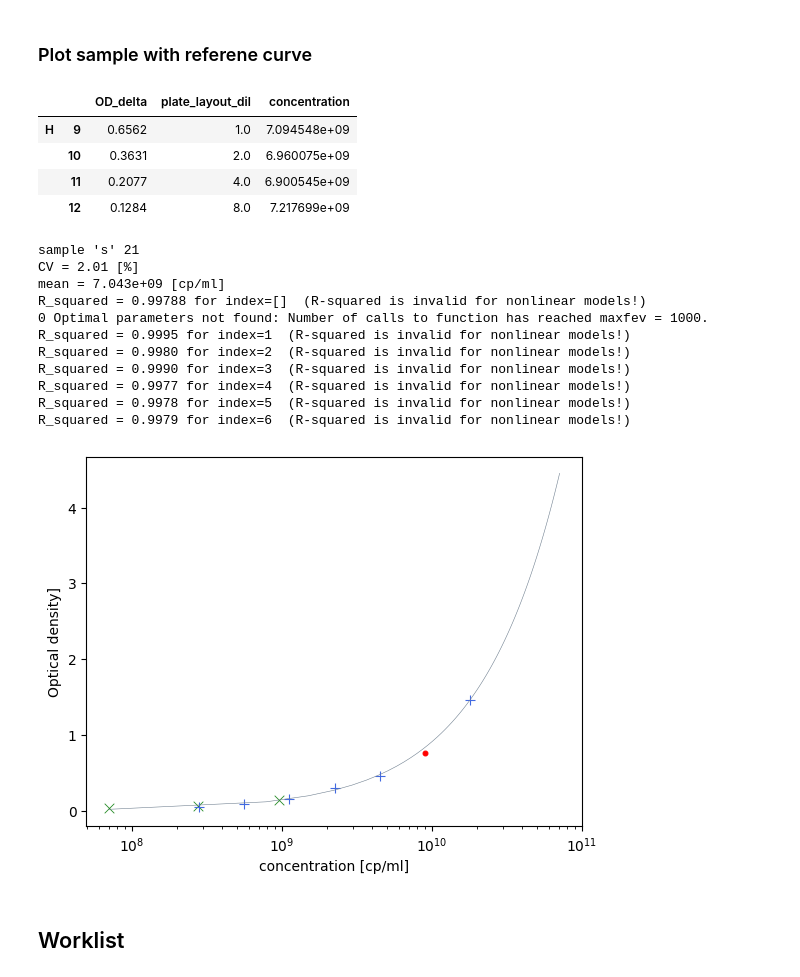
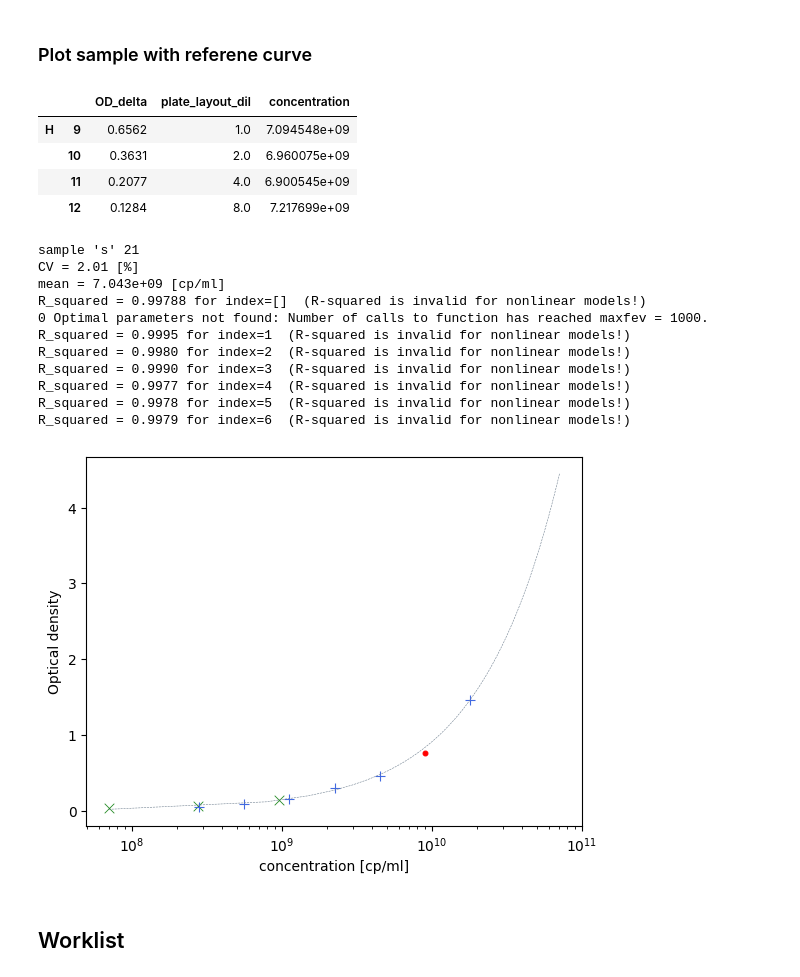
Before and after one commit to igicerovsky/elisa-report, a Jupyter notebook: report_notebook_steps_inplace.ipynb, the cells around one changed output. Drawn from its saved outputs; the diff is of its cells as text; code cells hidden in the pictures.

```diff
--- a/report_notebook_steps_inplace.ipynb
+++ b/report_notebook_steps_inplace.ipynb
@@ -374,7 +375,7 @@ CONFIDENCE_INTERVAL = 95.0 # 95% confidence interval = 100*(1-alpha)
 from scipy.stats import distributions
 
 def fit_image(x, y, popt, pcov, file_path, confidence_interval=CONFIDENCE_INTERVAL,
-    confidence=None, interval_ratio=4.0, rm_index=[], sx=None, sy=None, verbose=False):
+    confidence=None, interval_ratio=4.0, rm_index=[], sx=None, sy=None, verbose=False, show=True):
     r"""Plot the fitted function with confidence intervals.
 
     Confidence intervals coud be set using `confidence` parameter.
@@ -443,14 +444,21 @@ def fit_image(x, y, popt, pcov, file_path, confidence_interval=CONFIDENCE_INTERV
         popt_low = popt - perr
 
     num_pts = 100
-    x_min = x.min() / interval_ratio
-    x_max = x.max() * interval_ratio
+    x_min = x.min()
+    x_max = x.max()
     t = np.arange(x_min, x_max, (x_max - x_min) / num_pts)
-    plt.plot(t, fitdata.func(t, *popt), color='slategray',
-                label='fit: a=%f, b=%f, c=%f, d=%f' % tuple(popt),
-                linewidth=0.4)
+    plt.plot(t, fitdata.func(t, *popt), color='slategray', linewidth=0.2)
+
+    x_min_ext = x.min() / interval_ratio
+    t = np.arange(x_min_ext, x_min, (x_min - x_min_ext) / (num_pts / 10.0))
+    plt.plot(t, fitdata.func(t, *popt), color='red', linestyle=(0, (5, 10)), linewidth=0.2)
+
+    x_max_ext = x.max() * interval_ratio
+    t = np.arange(x_max, x_max_ext, (x_max_ext - x_max) / (num_pts / 10.0))
+    plt.plot(t, fitdata.func(t, *popt), color='red', linestyle=(0, (5, 10)), linewidth=0.2)
+
     plt.xlabel('concentration [cp/ml]')
-    plt.ylabel('Optical density]')
+    plt.ylabel('Optical density')
 
 
     bound_upper = fitdata.func(t, *popt_high)
@@ -460,11 +468,14 @@ def fit_image(x, y, popt, pcov, file_path, confidence_interval=CONFIDENCE_INTERV
                     color = 'black', alpha = 0.15)
     if file_path != None:
          plt.savefig(file_path)
-    plt.show()
+    if show:
+        plt.show()
+    else:
+        plt.clf()
 # %%
 x = ref.reset_index(level=[0,1])['plate_layout_dil']
 y = ref.reset_index(level=[0,1])['OD_delta']
 
 popt, pcov, infodict, mesg, ier = fitdata.fit_reference(fitdata.func, x, y)
-fit_image(x, y, popt, pcov, "./result/fit.png", confidence='student-t', rm_index=[])
+fit_image(x, y, popt, pcov, None, confidence='student-t', rm_index=[])
 # %% [output]
@@ -503,6 +514,7 @@ def backfit(df, param):
     bf.loc[:, ['Concentration backfit [cp/ml]']] = bf.apply(lambda x: fitdata.inv_func(x['Optical density'], *param), axis=1)
     bf.index.name = 'Well'
     bf = bf.reindex(['Standard Value [cp/ml]', 'Concentration backfit [cp/ml]', 'Optical density'], axis=1)
+    bf.loc[:, ['Recovery rate [%]']] = bf.apply(lambda x: (x['Concentration backfit [cp/ml]'] / x['Standard Value [cp/ml]']) * 100.0, axis=1)
     return bf
 # %%
 bf = backfit(ref, popt)
@@ -824,43 +821,42 @@ display(sl)
 import warnings
 from scipy.optimize import OptimizeWarning
 
-def sample_img(samples, sample_num):
+def sample_img(samples, sample_type, sample_num, img_file=None, show=True):
     warnings.simplefilter('ignore', RuntimeWarning)
     warnings.simplefilter('ignore', OptimizeWarning)
 
-    sd = process_sample(samples, 's', sample_num)
+    sd = process_sample(samples, sample_type, sample_num)
     print_sample(i, 's', *s)
 
     x = ref.reset_index(level=[0,1])['plate_layout_dil']
     y = ref.reset_index(level=[0,1])['OD_delta']
-    fit_result = fit_reference_auto_rm(x, y)
-    result_img = './result/fit.png'
+    fit_result = fit_reference_auto_rm(x, y, verbose=True)
     # compute original concenmtration
     sd[0].loc[:, ['conc_plot']] = sd[0].apply(lambda x: x['concentration'] / x['plate_layout_dil'], axis=1)
     sx = sd[0].reset_index(level=[0,1])['conc_plot']
     sy = sd[0].reset_index(level=[0,1])['OD_delta']
-    fit_image(x, y, fit_result[0][0], fit_result[0][1], result_img, confidence='student-t', rm_index=fit_result[1],
-              sx=sx, sy=sy)
+    fit_image(x, y, fit_result[0][0], fit_result[0][1], img_file, confidence='student-t', rm_index=fit_result[1],
+              sx=sx, sy=sy, show=show)
 
-sample_img(samplesk, 9)
+sample_img(samplesk, 's', 9)
 # %% [output]
 |  |  | OD_delta | plate_layout_dil | concentration |
 | H | 9 | 0.6562 | 1.0 | 7.094548e+09 |
 |  | 10 | 0.3631 | 2.0 | 6.960075e+09 |
 |  | 11 | 0.2077 | 4.0 | 6.900545e+09 |
 |  | 12 | 0.1284 | 8.0 | 7.217699e+09 |
 sample 's' 21
 CV = 2.01 [%]
 mean = 7.043e+09 [cp/ml]
 R_squared = 0.99788 for index=[]  (R-squared is invalid for nonlinear models!)
 0 Optimal parameters not found: Number of calls to function has reached maxfev = 1000.
 R_squared = 0.9995 for index=1  (R-squared is invalid for nonlinear models!)
 R_squared = 0.9980 for index=2  (R-squared is invalid for nonlinear models!)
 R_squared = 0.9990 for index=3  (R-squared is invalid for nonlinear models!)
 R_squared = 0.9977 for index=4  (R-squared is invalid for nonlinear models!)
 R_squared = 0.9978 for index=5  (R-squared is invalid for nonlinear models!)
 R_squared = 0.9979 for index=6  (R-squared is invalid for nonlinear models!)
-[figure, old version]
+[figure, new version]
 # %% [markdown]
 ## Worklist
 # %%
```
Also changed, not shown: parts of 8 cells of this notebook, 1 other file.
